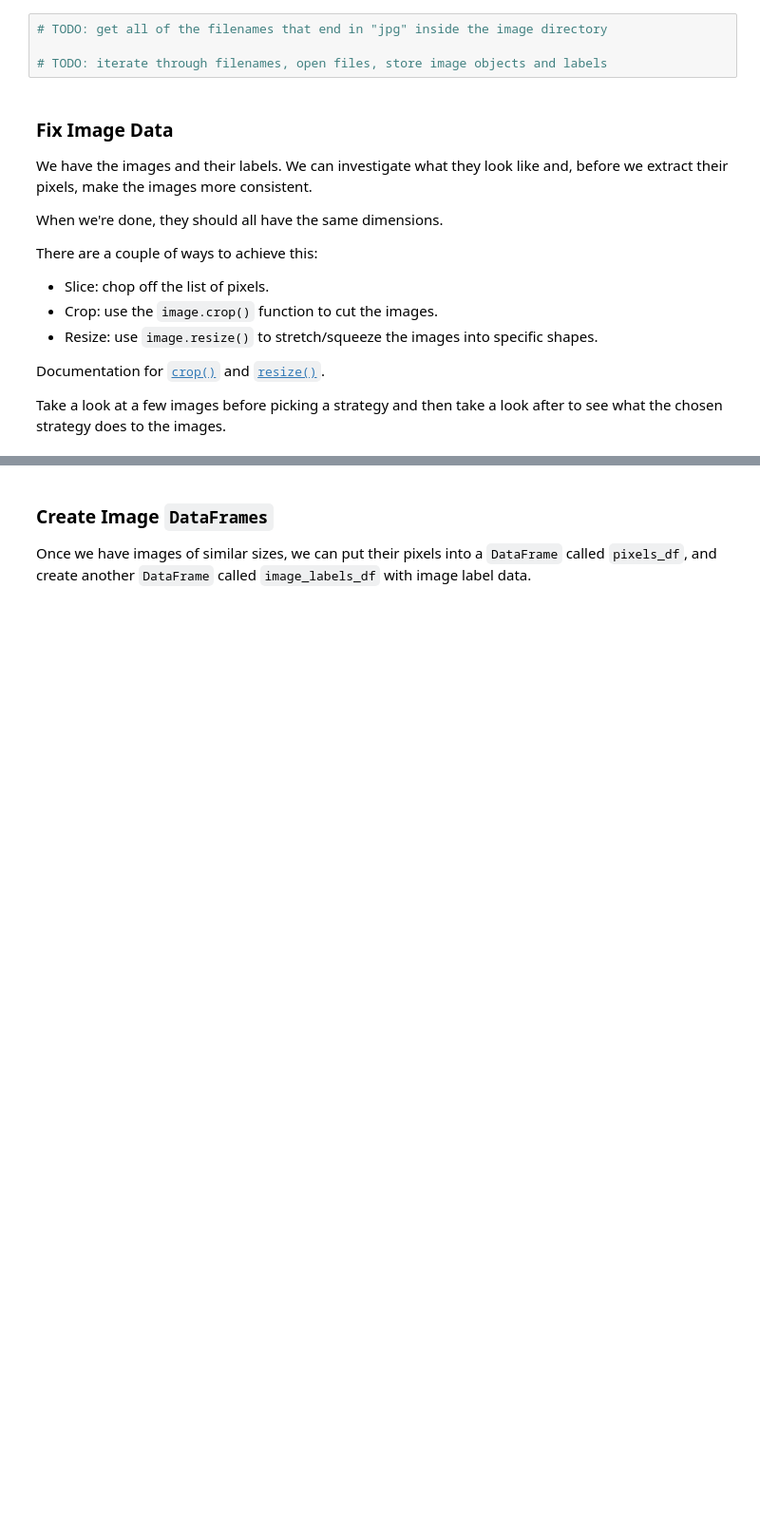
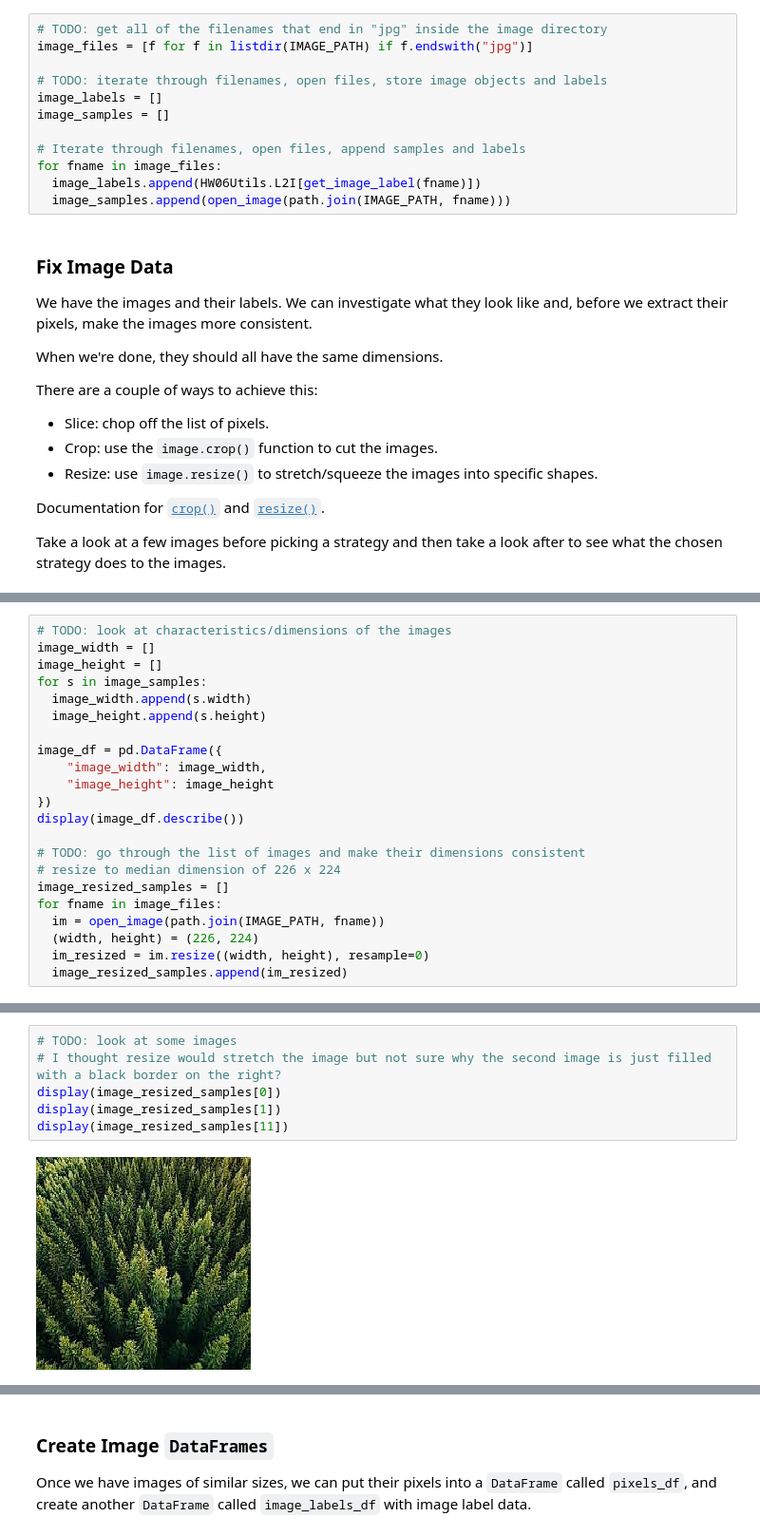
Before and after one commit to NYU-IDM-9103/HW10, a Jupyter notebook: HW10.ipynb, the cells around one changed output, grey strips where cells are left out. Shown at 95% size. Saved outputs shown, nothing was run; the diff lists cells and outputs as text; blank space fills up the shorter version.

```diff
--- a/HW10.ipynb
+++ b/HW10.ipynb
@@ -599,8 +615,16 @@ This is a bit trickier, but, again, we can start with a little bit of code from
 Then, we'll loop through the filenames, open them as images, and also save the labels associated with each file.
 # %%
 # TODO: get all of the filenames that end in "jpg" inside the image directory
+image_files = [f for f in listdir(IMAGE_PATH) if f.endswith("jpg")]
 
 # TODO: iterate through filenames, open files, store image objects and labels
+image_labels = []
+image_samples = []
+
+# Iterate through filenames, open files, append samples and labels
+for fname in image_files:
+  image_labels.append(HW06Utils.L2I[get_image_label(fname)])
+  image_samples.append(open_image(path.join(IMAGE_PATH, fname)))
 # %% [markdown]
 ### Fix Image Data
 
@@ -624,0 +643,22 @@ Take a look at a few images before picking a strategy and then take a look after
+# %%
+# TODO: look at characteristics/dimensions of the images
+image_width = []
+image_height = []
+for s in image_samples:
+  image_width.append(s.width)
+  image_height.append(s.height)
+
+image_df = pd.DataFrame({
+    "image_width": image_width,
+    "image_height": image_height
+})
+display(image_df.describe())
+
+# TODO: go through the list of images and make their dimensions consistent
+# resize to median dimension of 226 x 224
+image_resized_samples = []
+for fname in image_files:
+  im = open_image(path.join(IMAGE_PATH, fname))
+  (width, height) = (226, 224)
+  im_resized = im.resize((width, height), resample=0)
+  image_resized_samples.append(im_resized)
@@ -624,0 +675,8 @@ Take a look at a few images before picking a strategy and then take a look after
+# %%
+# TODO: look at some images
+# I thought resize would stretch the image but not sure why the second image is just filled with a black border on the right?
+display(image_resized_samples[0])
+display(image_resized_samples[1])
+display(image_resized_samples[11])
+# %% [output]
+[figure, added]
```
Also changed, not shown: parts of 9 cells of this notebook.
